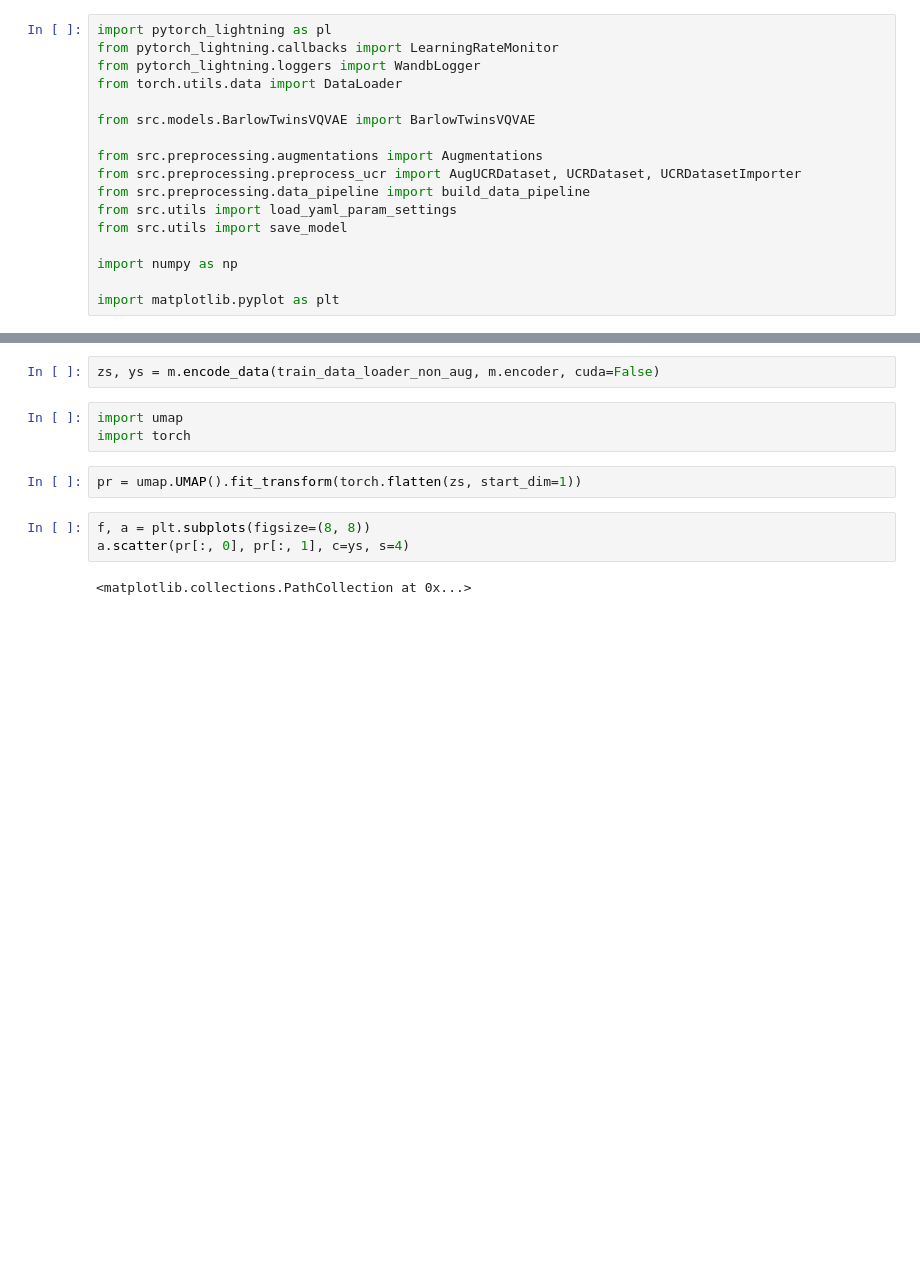
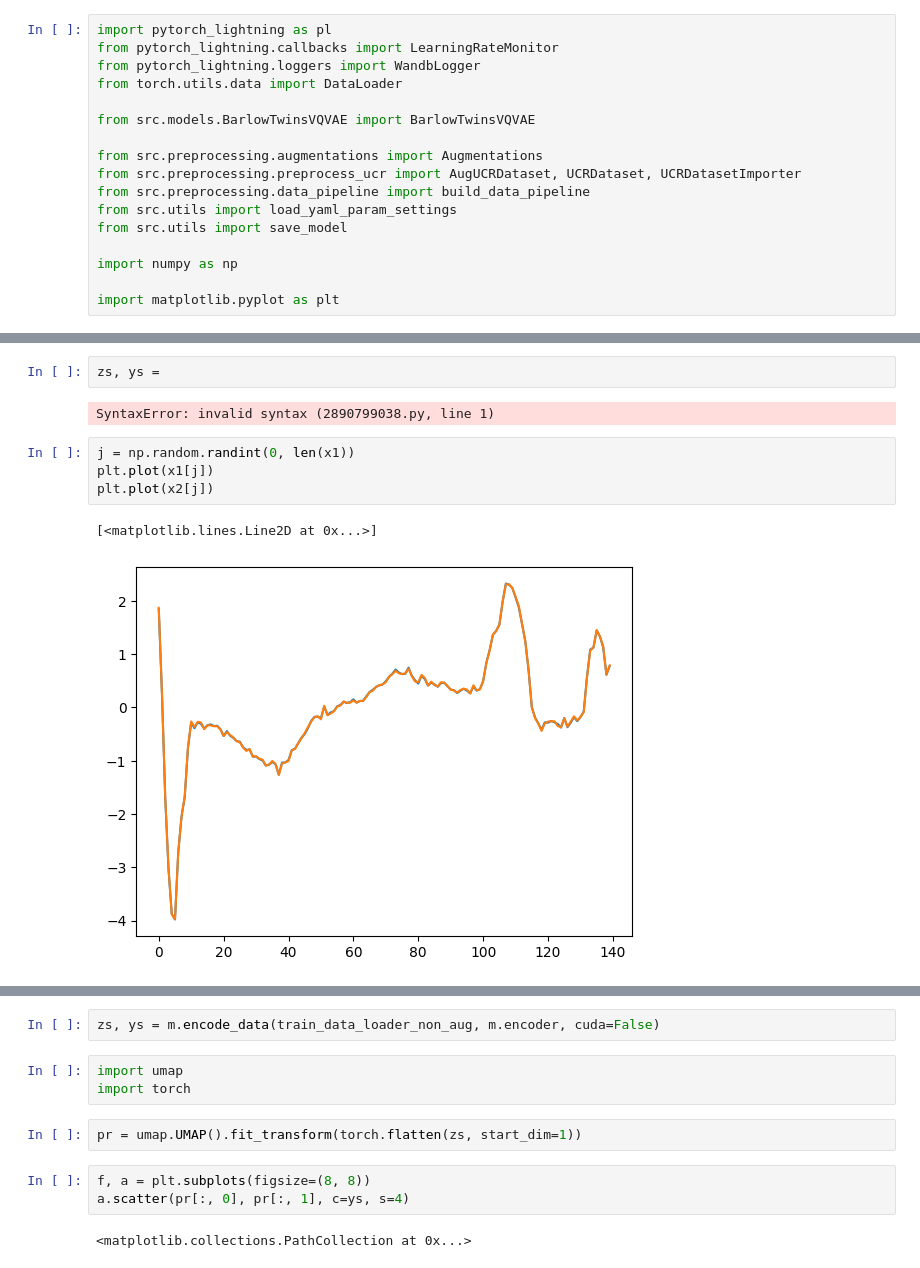
Before and after one commit to erlendlokna/CV-SSL-VQVAE-Framework, a Jupyter notebook: test.ipynb, the cells around one changed output, grey strips where cells are left out. Saved outputs shown, nothing was run; the diff lists cells and outputs as text; blank space fills up the shorter version.

```diff
--- a/test.ipynb
+++ b/test.ipynb
@@ -73,5 +77,16 @@ tensor([1])
 128
 128
+# %%
+zs, ys =
+# %% [output]
+SyntaxError: invalid syntax (2890799038.py, line 1)
+# %%
+j = np.random.randint(0, len(x1))
+plt.plot(x1[j])
+plt.plot(x2[j])
+# %% [output]
+[<matplotlib.lines.Line2D at 0x...>]
+[figure, added]
 # %%
 plt.plot(x1[11], linewidth=7)
 plt.axis('off')
```
Also changed, not shown: parts of 13 cells of this notebook, 9 other files.
